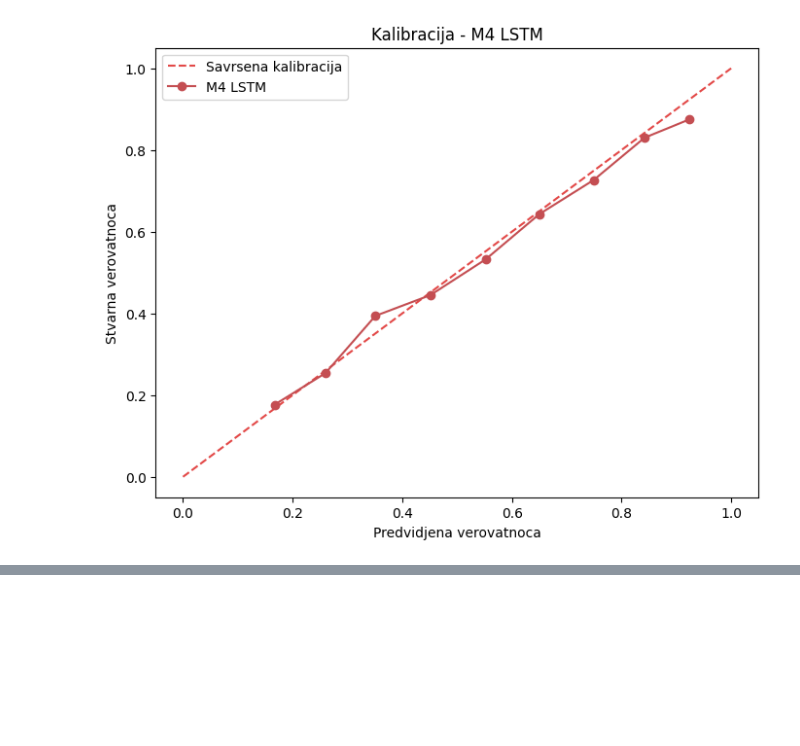
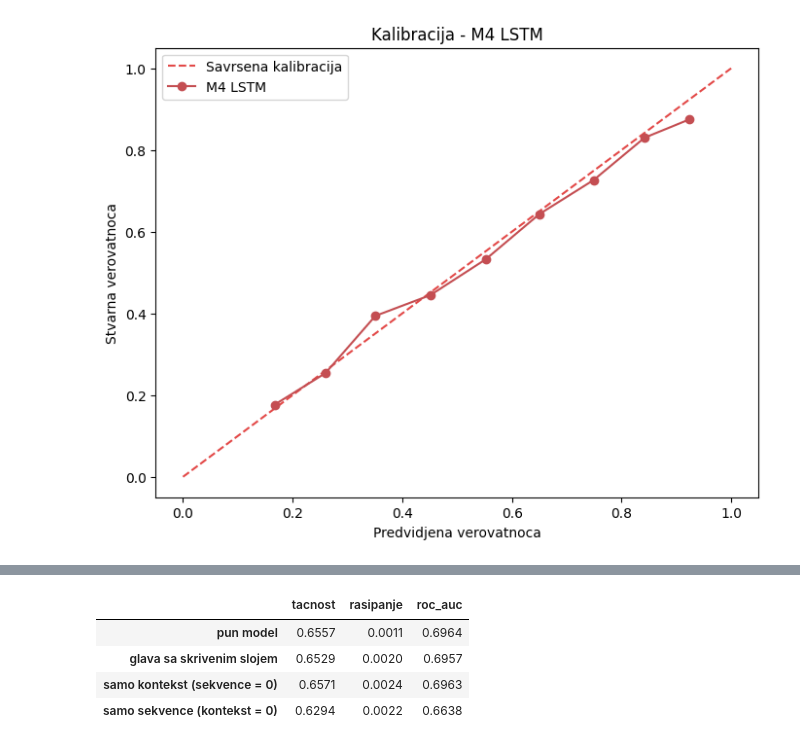
Before and after one commit to janaaas/ML_projekat, a Jupyter notebook: notebooks/04-02-lstm.ipynb, the cells around one changed output, grey strips where cells are left out. Drawn from its saved outputs; the diff is of its cells as text; code cells hidden in the pictures; blank space fills up the shorter version.

```diff
--- a/notebooks/04-02-lstm.ipynb
+++ b/notebooks/04-02-lstm.ipynb
@@ -186,0 +275,17 @@ Kalibracija dobro prati dijagonalu u srednjem opsegu: kada model kaže 0.65, ta
+# %%
+varijante = {
+    "pun model": dict(),
+    "glava sa skrivenim slojem": dict(klasa=GlavaSaSkrivenimSlojem),
+    "samo kontekst (sekvence = 0)": dict(bez_sekvenci=True),
+    "samo sekvence (kontekst = 0)": dict(bez_konteksta=True),
+}
+
+pd.DataFrame(
+    [oceni(**kw) for kw in varijante.values()], index=list(varijante)
+)[["tacnost", "rasipanje", "roc_auc"]].round(4)
+# %% [output]
+|  | tacnost | rasipanje | roc_auc |
+| pun model | 0.6557 | 0.0011 | 0.6964 |
+| glava sa skrivenim slojem | 0.6529 | 0.0020 | 0.6957 |
+| samo kontekst (sekvence = 0) | 0.6571 | 0.0024 | 0.6963 |
+| samo sekvence (kontekst = 0) | 0.6294 | 0.0022 | 0.6638 |
```
Also changed, not shown: parts of 43 cells of this notebook, 2 other files.
